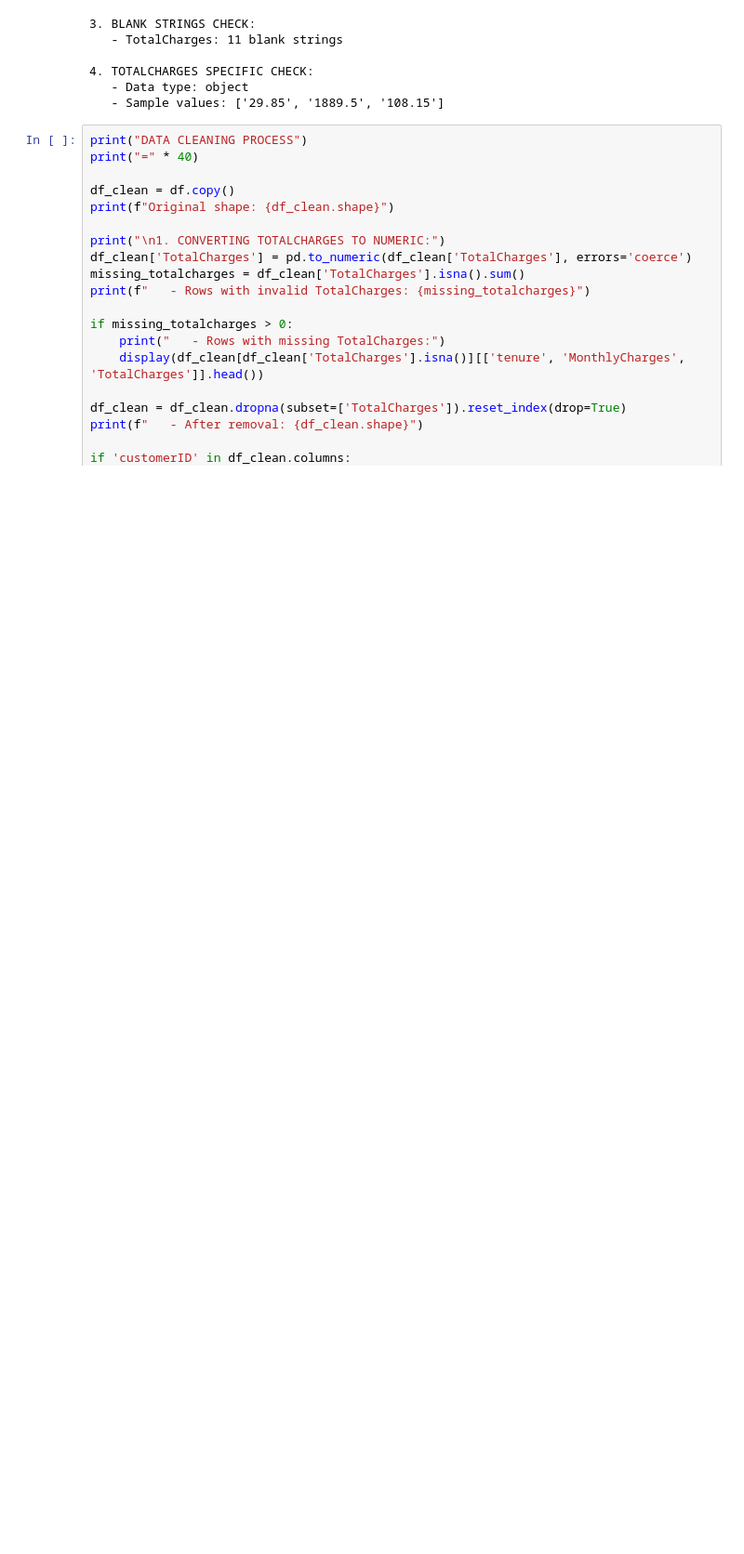
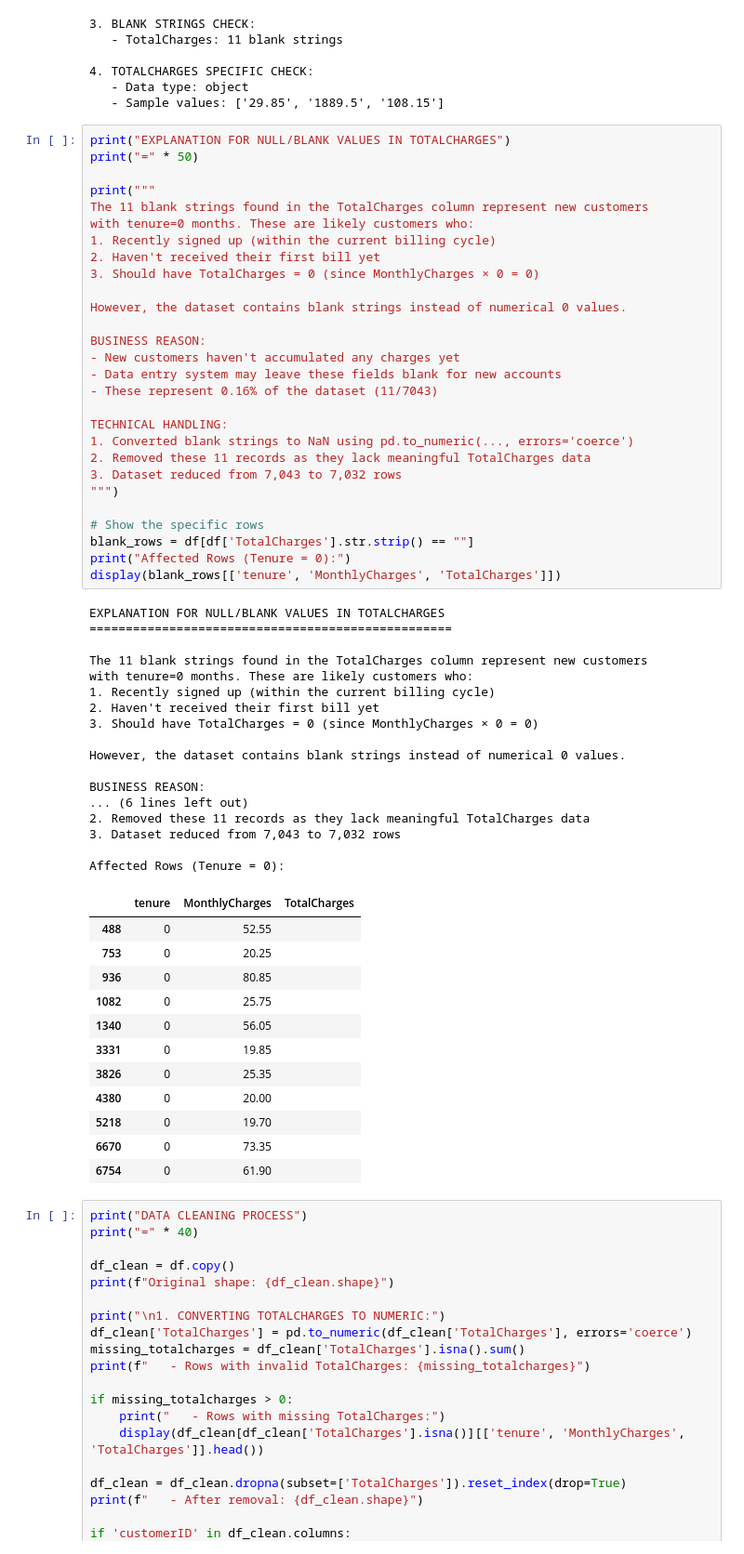
Before and after one commit to MariaImran2023/Telco-customer-churn, a Jupyter notebook: telco_churn_notebook.ipynb, the cells around one changed output. Shown: that part at 93% size. Saved outputs shown, nothing was run; the diff lists cells and outputs as text; blank space fills up the shorter version.

```diff
--- a/telco_churn_notebook.ipynb
+++ b/telco_churn_notebook.ipynb
@@ -127,6 +127,64 @@ COMPREHENSIVE DATA QUALITY REPORT
 4. TOTALCHARGES SPECIFIC CHECK:
    - Data type: object
    - Sample values: ['29.85', '1889.5', '108.15']
+# %%
+print("EXPLANATION FOR NULL/BLANK VALUES IN TOTALCHARGES")
+print("=" * 50)
+
+print("""
+The 11 blank strings found in the TotalCharges column represent new customers
+with tenure=0 months. These are likely customers who:
+1. Recently signed up (within the current billing cycle)
+2. Haven't received their first bill yet
+3. Should have TotalCharges = 0 (since MonthlyCharges × 0 = 0)
+
+However, the dataset contains blank strings instead of numerical 0 values.
+
+BUSINESS REASON:
+- New customers haven't accumulated any charges yet
+- Data entry system may leave these fields blank for new accounts
+- These represent 0.16% of the dataset (11/7043)
+
+TECHNICAL HANDLING:
+1. Converted blank strings to NaN using pd.to_numeric(..., errors='coerce')
+2. Removed these 11 records as they lack meaningful TotalCharges data
+3. Dataset reduced from 7,043 to 7,032 rows
+""")
+
+# Show the specific rows
+blank_rows = df[df['TotalCharges'].str.strip() == ""]
+print("Affected Rows (Tenure = 0):")
+display(blank_rows[['tenure', 'MonthlyCharges', 'TotalCharges']])
+# %% [output]
+EXPLANATION FOR NULL/BLANK VALUES IN TOTALCHARGES
+==================================================
+
+The 11 blank strings found in the TotalCharges column represent new customers
+with tenure=0 months. These are likely customers who:
+1. Recently signed up (within the current billing cycle)
+2. Haven't received their first bill yet
+3. Should have TotalCharges = 0 (since MonthlyCharges × 0 = 0)
+
+However, the dataset contains blank strings instead of numerical 0 values.
+
+BUSINESS REASON:
+... (6 lines left out)
+2. Removed these 11 records as they lack meaningful TotalCharges data
+3. Dataset reduced from 7,043 to 7,032 rows
+
+Affected Rows (Tenure = 0):
+|  | tenure | MonthlyCharges | TotalCharges |
+| 488 | 0 | 52.55 |  |
+| 753 | 0 | 20.25 |  |
+| 936 | 0 | 80.85 |  |
+| 1082 | 0 | 25.75 |  |
+| 1340 | 0 | 56.05 |  |
+| 3331 | 0 | 19.85 |  |
+| 3826 | 0 | 25.35 |  |
+| 4380 | 0 | 20.00 |  |
+| 5218 | 0 | 19.70 |  |
+| 6670 | 0 | 73.35 |  |
+| 6754 | 0 | 61.90 |  |
 # %%
 print("DATA CLEANING PROCESS")
 print("=" * 40)
```
Also changed, not shown: parts of 6 cells of this notebook, 2 other files.
